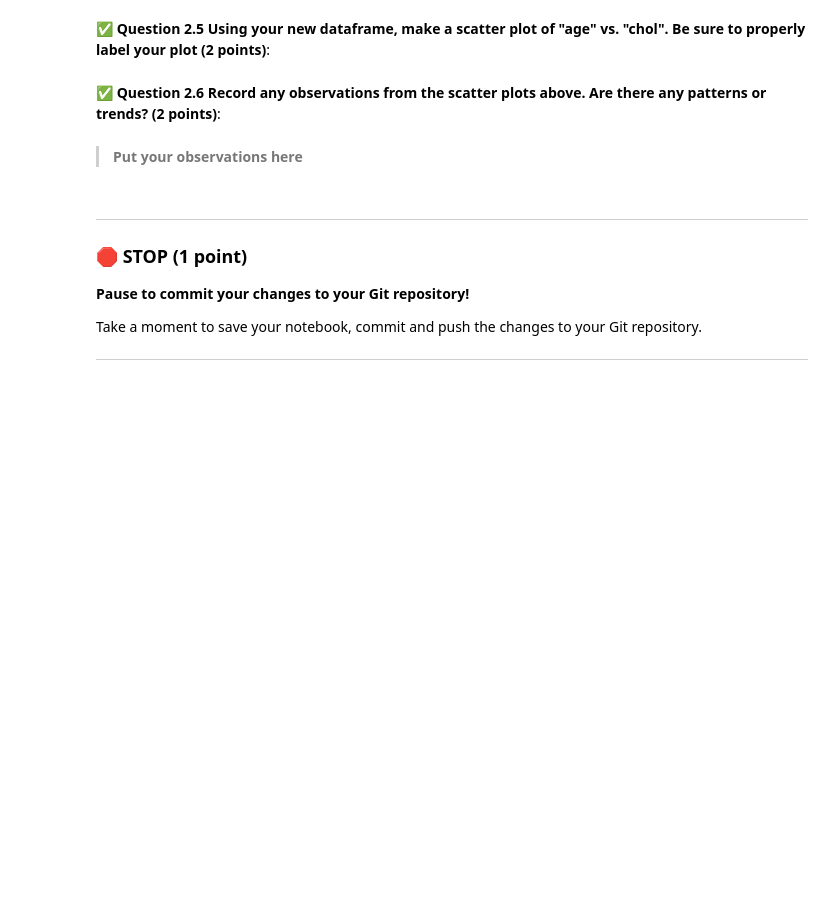
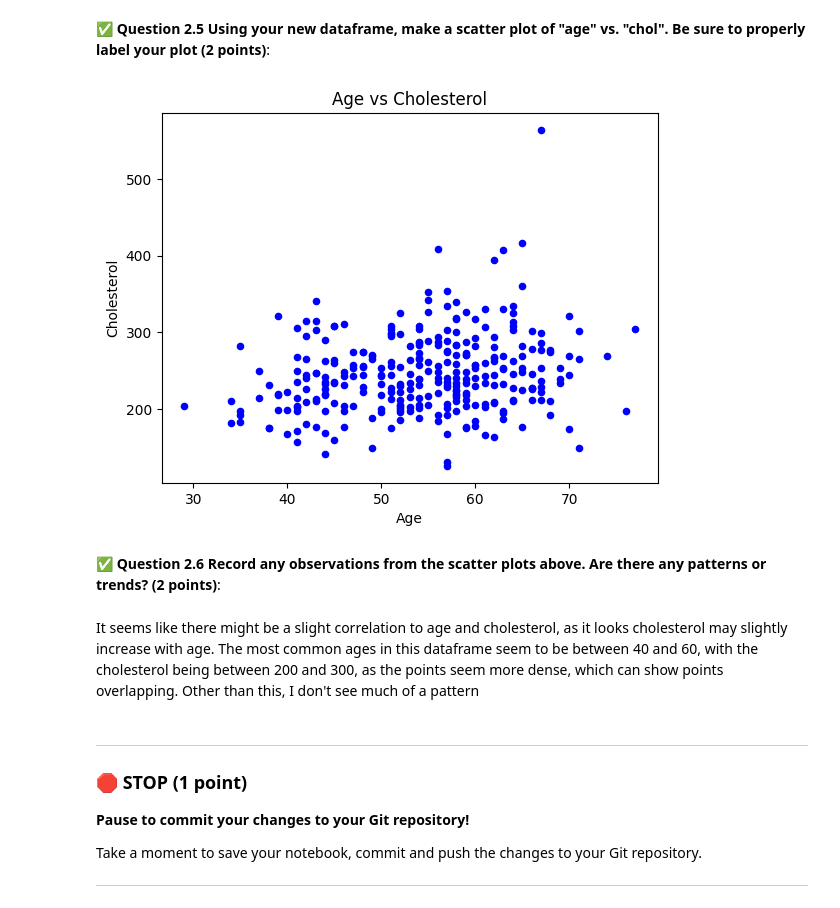
Before and after one commit to tannerbarry/CMSE202-f24-turnin-Section-001, a Jupyter notebook: midterm/TannerBarry-CMSE202Midterm.ipynb, the cells around one changed output. Drawn from its saved outputs; the diff is of its cells as text; code cells hidden in the pictures; blank space fills up the shorter version.

Commit message:
Added dataframe and plot

```diff
--- a/midterm/TannerBarry-CMSE202Midterm.ipynb
+++ b/midterm/TannerBarry-CMSE202Midterm.ipynb
@@ -60,3 +65,6 @@ fatal: destination path 'CMSE202-f24-turnin-Section-001' already exists and is n
 &#9989; **Question 2.1 Read in the "heart_c.tsv" data file and then display the first five rows of the dataset. (3 points)**:
 # %%
 ### Put your code here:
+import pandas as pd
+heart_df = pd.read_csv('heart_c.tsv', sep = "\t")
+print(heart_df.head(5))
@@ -74,3 +112,5 @@ fatal: destination path 'CMSE202-f24-turnin-Section-001' already exists and is n
 &#9989; **Question 2.4 create a new data frame containing just the "age" and "chol" features (2 points)**:
 # %%
 ### Put your code here
+new_df = heart_df[['age', 'chol']]
+new_df
@@ -78,10 +132,21 @@ fatal: destination path 'CMSE202-f24-turnin-Section-001' already exists and is n
 &#9989; **Question 2.5 Using your new dataframe, make a scatter plot of "age" vs. "chol". Be sure to properly label your plot (2 points)**:
 # %%
 ### Put your code here
+import matplotlib.pyplot as plt
+
+new_df.plot(kind='scatter', x='age', y='chol', color='blue')
+
+plt.title('Age vs Cholesterol')
+plt.xlabel('Age')
+plt.ylabel('Cholesterol')
+
+plt.show()
+# %% [output]
+[figure, added]
 # %% [markdown]
 &#9989; **Question 2.6 Record any observations from the scatter plots above. Are there any patterns or trends? (2 points)**:
 # %% [markdown]
->**Put your observations here**
+It seems like there might be a slight correlation to age and cholesterol, as it looks cholesterol may slightly increase with age. The most common ages in this dataframe seem to be between 40 and 60, with the cholesterol being between 200 and 300, as the points seem more dense, which can show points overlapping. Other than this, I don't see much of a pattern
 # %% [markdown]
 ---
 ### &#128721; STOP (1 point)
```
Also changed, not shown: parts of 8 cells of this notebook.
